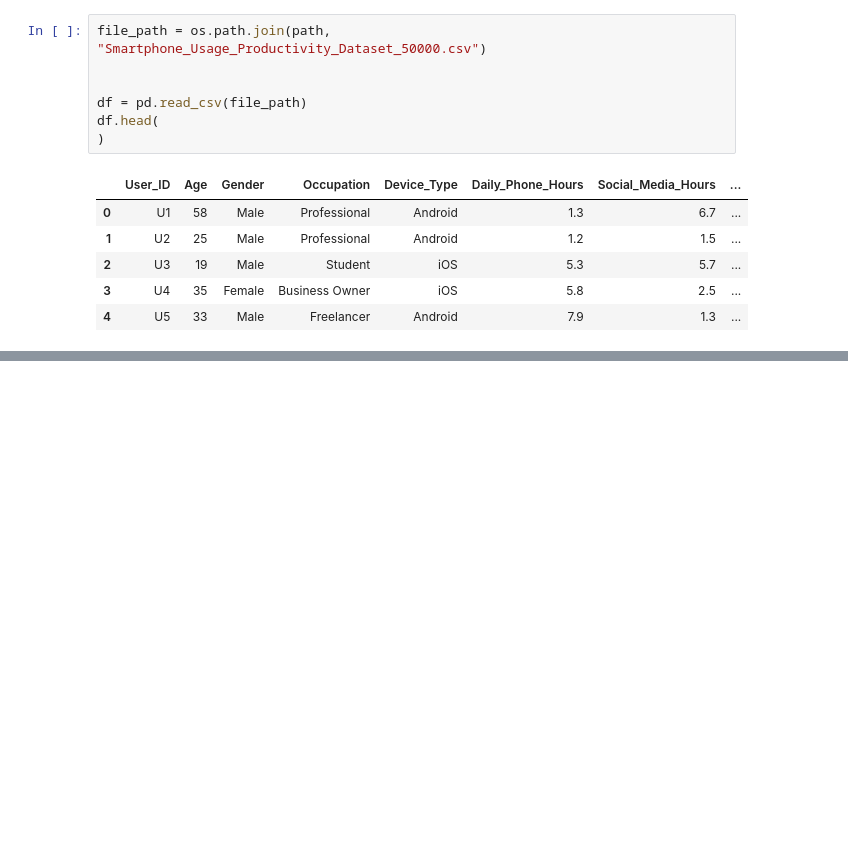
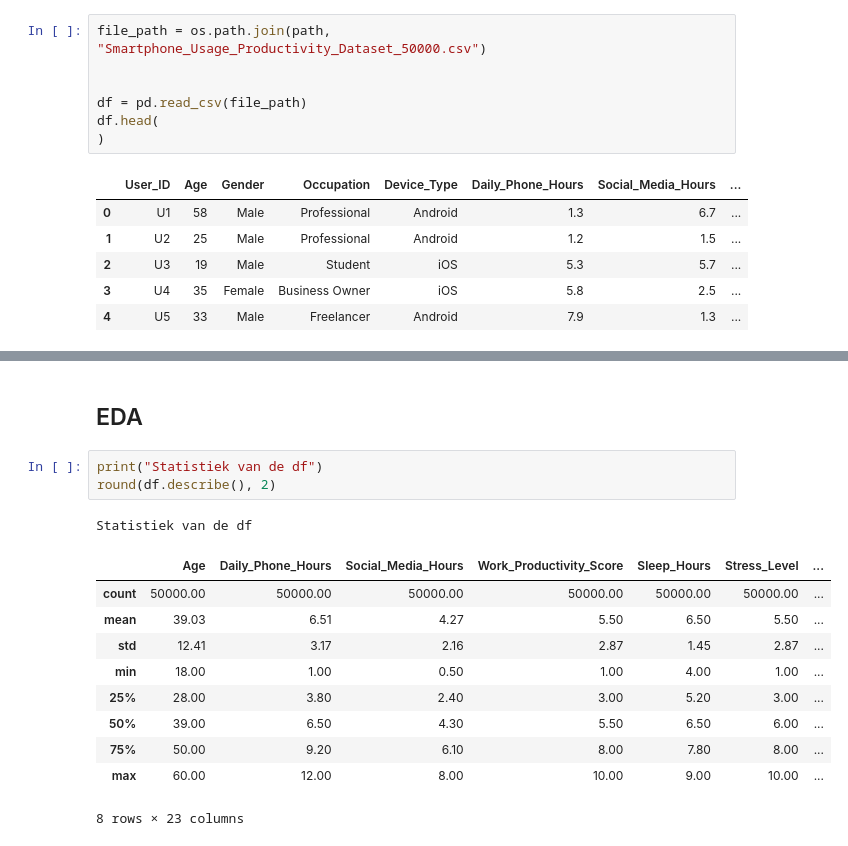
Before and after one commit to NimaGhafar/Stress_Level, a Jupyter notebook: Stress_Level notebook.ipynb, the cells around one changed output, grey strips where cells are left out. Cells and saved outputs as stored; diff of their text form; blank space fills up the shorter version.

```diff
--- a/Stress_Level notebook.ipynb
+++ b/Stress_Level notebook.ipynb
@@ -30,0 +180,17 @@ df.head(
+# %% [markdown]
+## EDA
+# %%
+print("Statistiek van de df")
+round(df.describe(), 2)
+# %% [output]
+Statistiek van de df
+|  | Age | Daily_Phone_Hours | Social_Media_Hours | Work_Productivity_Score | Sleep_Hours | Stress_Level | ... |
+| count | 50000.00 | 50000.00 | 50000.00 | 50000.00 | 50000.00 | 50000.00 | ... |
+| mean | 39.03 | 6.51 | 4.27 | 5.50 | 6.50 | 5.50 | ... |
+| std | 12.41 | 3.17 | 2.16 | 2.87 | 1.45 | 2.87 | ... |
+| min | 18.00 | 1.00 | 0.50 | 1.00 | 4.00 | 1.00 | ... |
+| 25% | 28.00 | 3.80 | 2.40 | 3.00 | 5.20 | 3.00 | ... |
+| 50% | 39.00 | 6.50 | 4.30 | 5.50 | 6.50 | 6.00 | ... |
+| 75% | 50.00 | 9.20 | 6.10 | 8.00 | 7.80 | 8.00 | ... |
+| max | 60.00 | 12.00 | 8.00 | 10.00 | 9.00 | 10.00 | ... |
+8 rows × 23 columns
```
Also changed, not shown: parts of 21 cells of this notebook.
